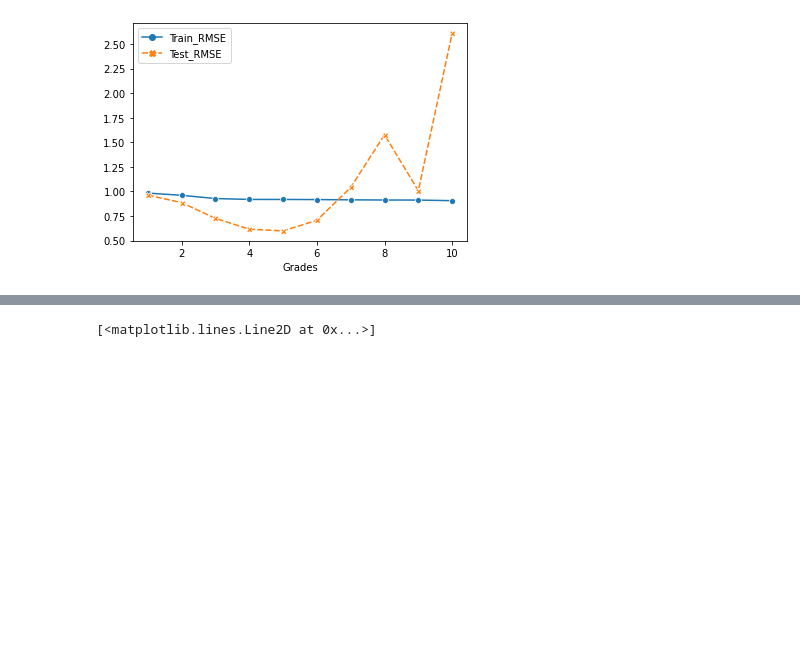
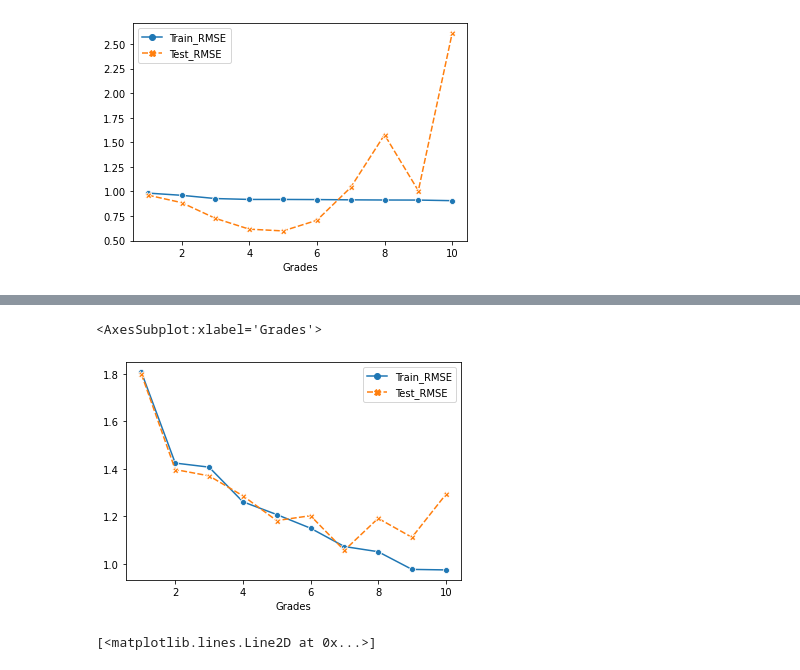
Before and after one commit to shlondon/ElectricityMarket-DataCamp, a Jupyter notebook: ElectricityMarket.ipynb, the cells around one changed output, grey strips where cells are left out. Drawn from its saved outputs; the diff is of its cells as text; code cells hidden in the pictures; blank space fills up the shorter version.

```diff
--- a/ElectricityMarket.ipynb
+++ b/ElectricityMarket.ipynb
@@ -528,3 +542,7 @@ sns.lineplot(data=models.iloc[:,1:3], markers=True)
 # %% [output]
 <AxesSubplot:xlabel='Grades'>
 [figure]
+# %%
+df_to_plot = df_summary[(df_summary.Biasses == False) & (df_summary.Intercepts == False) & (df_summary.Demand == 'demandStandardized') & (df_summary.Price == 'priceLog10')]
+df_to_plot.index = df_to_plot.Grades
+df_to_plot
@@ -531,3 +562,9 @@ sns.lineplot(data=models.iloc[:,1:3], markers=True)
+# %%
+import seaborn as sns
+sns.lineplot(data=df_to_plot[(df_to_plot.Biasses == False) & (df_to_plot.Intercepts == False) & (df_to_plot.Demand == 'demandStandardized') & (df_to_plot.Price == 'priceLog10')].iloc[:,5:7], markers=True)
+# %% [output]
+<AxesSubplot:xlabel='Grades'>
+[figure, added]
 # %%
 from sklearn.preprocessing import StandardScaler, PolynomialFeatures
 from sklearn.model_selection import train_test_split
```
Also changed, not shown: parts of 6 cells of this notebook.
